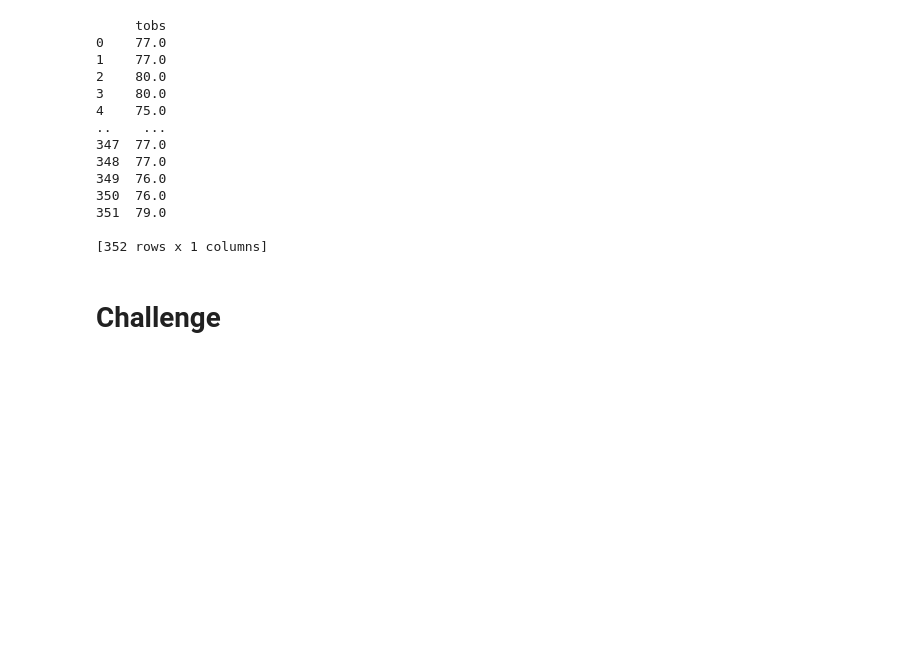
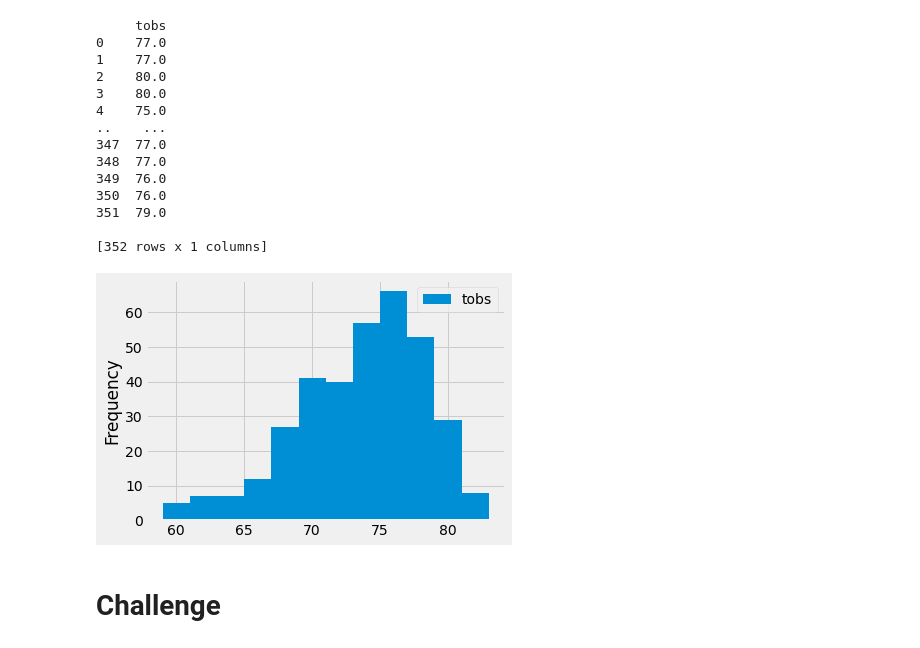
Before and after one commit to 1997YanyiJiao/surfs_up, a Jupyter notebook: climate_analysis.ipynb, the cells around one changed output. Saved outputs shown, nothing was run; the diff lists cells and outputs as text; code cells hidden in the pictures; blank space fills up the shorter version.

```diff
--- a/climate_analysis.ipynb
+++ b/climate_analysis.ipynb
@@ -190,5 +190,8 @@ print(df)
 [352 rows x 1 columns]
 # %%
 df.plot.hist(bins=12)
+plt.tight_layout()
+# %% [output]
+[figure, added]
 # %% [markdown]
 # Challenge
```
Also changed, not shown: parts of 1 cell of this notebook.
